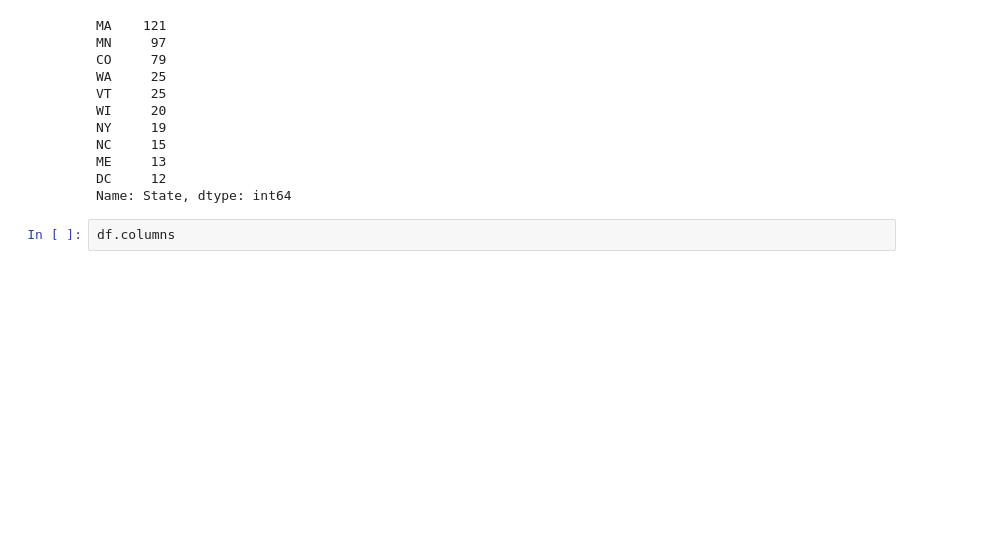
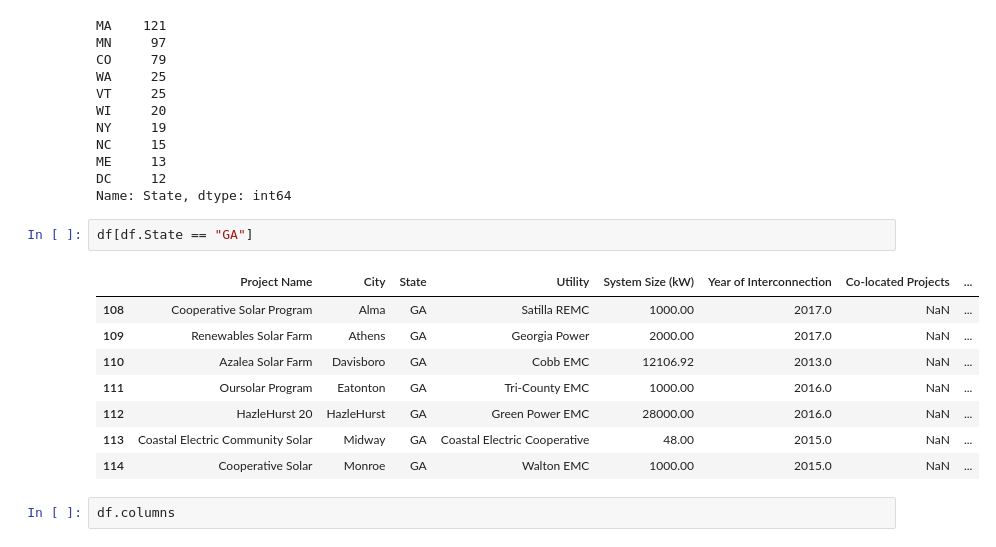
Before and after one commit to mattrehbein/data_studio, a Jupyter notebook: code/05-project/Community solar gardens.ipynb, the cells around one changed output. Cells and saved outputs as stored; diff of their text form; blank space fills up the shorter version.

```diff
--- a/code/05-project/Community solar gardens.ipynb
+++ b/code/05-project/Community solar gardens.ipynb
@@ -29,6 +33,17 @@ NC     15
 ME     13
 DC     12
 Name: State, dtype: int64
+# %%
+df[df.State == "GA"]
+# %% [output]
+|  | Project Name | City | State | Utility | System Size (kW) | Year of Interconnection | Co-located Projects | ... |
+| 108 | Cooperative Solar Program | Alma | GA | Satilla REMC | 1000.00 | 2017.0 | NaN | ... |
+| 109 | Renewables Solar Farm | Athens | GA | Georgia Power | 2000.00 | 2017.0 | NaN | ... |
+| 110 | Azalea Solar Farm | Davisboro | GA | Cobb EMC | 12106.92 | 2013.0 | NaN | ... |
+| 111 | Oursolar Program | Eatonton | GA | Tri-County EMC | 1000.00 | 2016.0 | NaN | ... |
+| 112 | HazleHurst 20 | HazleHurst | GA | Green Power EMC | 28000.00 | 2016.0 | NaN | ... |
+| 113 | Coastal Electric Community Solar | Midway | GA | Coastal Electric Cooperative | 48.00 | 2015.0 | NaN | ... |
+| 114 | Cooperative Solar | Monroe | GA | Walton EMC | 1000.00 | 2015.0 | NaN | ... |
 # %%
 df.columns
 # %% [output]
```
Also changed, not shown: parts of 4 cells of this notebook, 3 other files.
